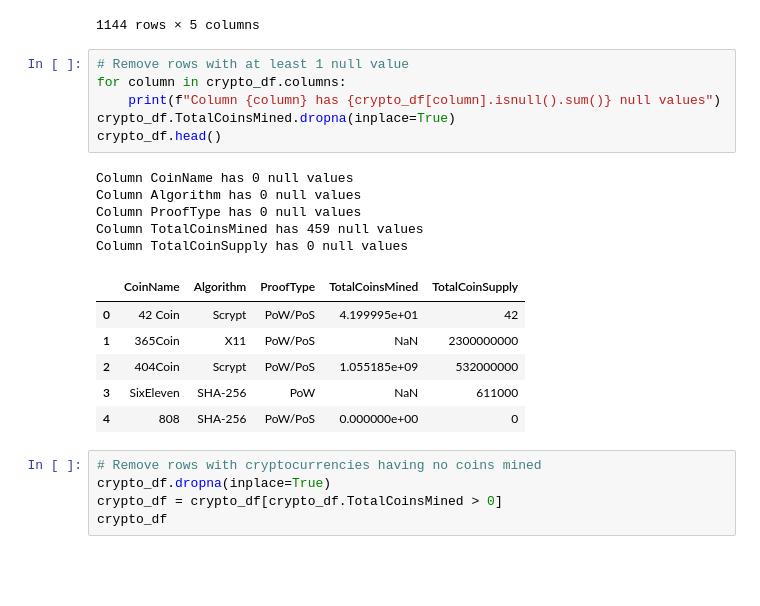
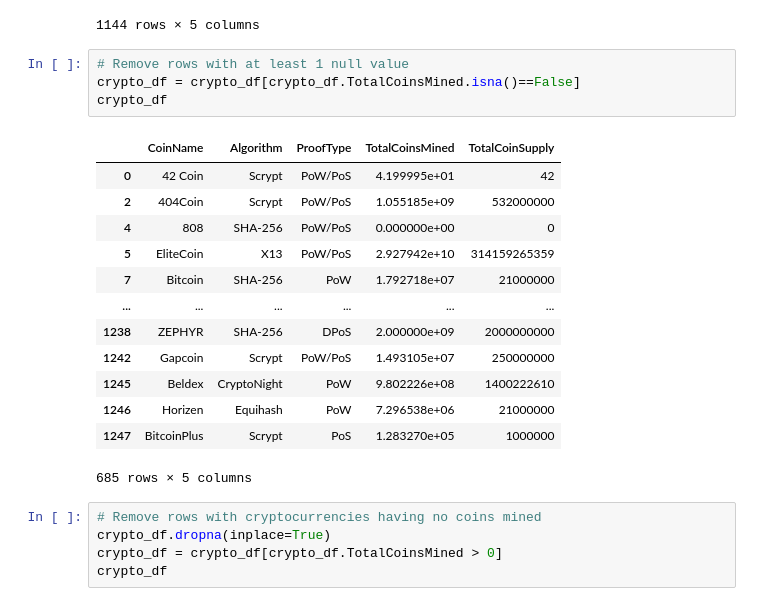
Before and after one commit to jackfazzone/13-AWS, a Jupyter notebook: crypto_clustering.ipynb, the cells around one changed output. Saved outputs shown, nothing was run; the diff lists cells and outputs as text; blank space fills up the shorter version.

```diff
--- a/crypto_clustering.ipynb
+++ b/crypto_clustering.ipynb
@@ -101,22 +101,22 @@ crypto_df
 1144 rows × 5 columns
 # %%
 # Remove rows with at least 1 null value
-for column in crypto_df.columns:
-    print(f"Column {column} has {crypto_df[column].isnull().sum()} null values")
-crypto_df.TotalCoinsMined.dropna(inplace=True)
-crypto_df.head()
+crypto_df = crypto_df[crypto_df.TotalCoinsMined.isna()==False]
+crypto_df
 # %% [output]
+|  | CoinName | Algorithm | ProofType | TotalCoinsMined | TotalCoinSupply |
+| 0 | 42 Coin | Scrypt | PoW/PoS | 4.199995e+01 | 42 |
+| 2 | 404Coin | Scrypt | PoW/PoS | 1.055185e+09 | 532000000 |
+| 4 | 808 | SHA-256 | PoW/PoS | 0.000000e+00 | 0 |
+| 5 | EliteCoin | X13 | PoW/PoS | 2.927942e+10 | 314159265359 |
+| 7 | Bitcoin | SHA-256 | PoW | 1.792718e+07 | 21000000 |
+| ... | ... | ... | ... | ... | ... |
+| 1238 | ZEPHYR | SHA-256 | DPoS | 2.000000e+09 | 2000000000 |
+| 1242 | Gapcoin | Scrypt | PoW/PoS | 1.493105e+07 | 250000000 |
+| 1245 | Beldex | CryptoNight | PoW | 9.802226e+08 | 1400222610 |
+| 1246 | Horizen | Equihash | PoW | 7.296538e+06 | 21000000 |
+| 1247 | BitcoinPlus | Scrypt | PoS | 1.283270e+05 | 1000000 |
-Column CoinName has 0 null values
-Column Algorithm has 0 null values
-Column ProofType has 0 null values
-Column TotalCoinsMined has 459 null values
-Column TotalCoinSupply has 0 null values
+685 rows × 5 columns
-|  | CoinName | Algorithm | ProofType | TotalCoinsMined | TotalCoinSupply |
-| 0 | 42 Coin | Scrypt | PoW/PoS | 4.199995e+01 | 42 |
-| 1 | 365Coin | X11 | PoW/PoS | NaN | 2300000000 |
-| 2 | 404Coin | Scrypt | PoW/PoS | 1.055185e+09 | 532000000 |
-| 3 | SixEleven | SHA-256 | PoW | NaN | 611000 |
-| 4 | 808 | SHA-256 | PoW/PoS | 0.000000e+00 | 0 |
 # %%
 # Remove rows with cryptocurrencies having no coins mined
 crypto_df.dropna(inplace=True)
```
Also changed, not shown: parts of 13 cells of this notebook.
